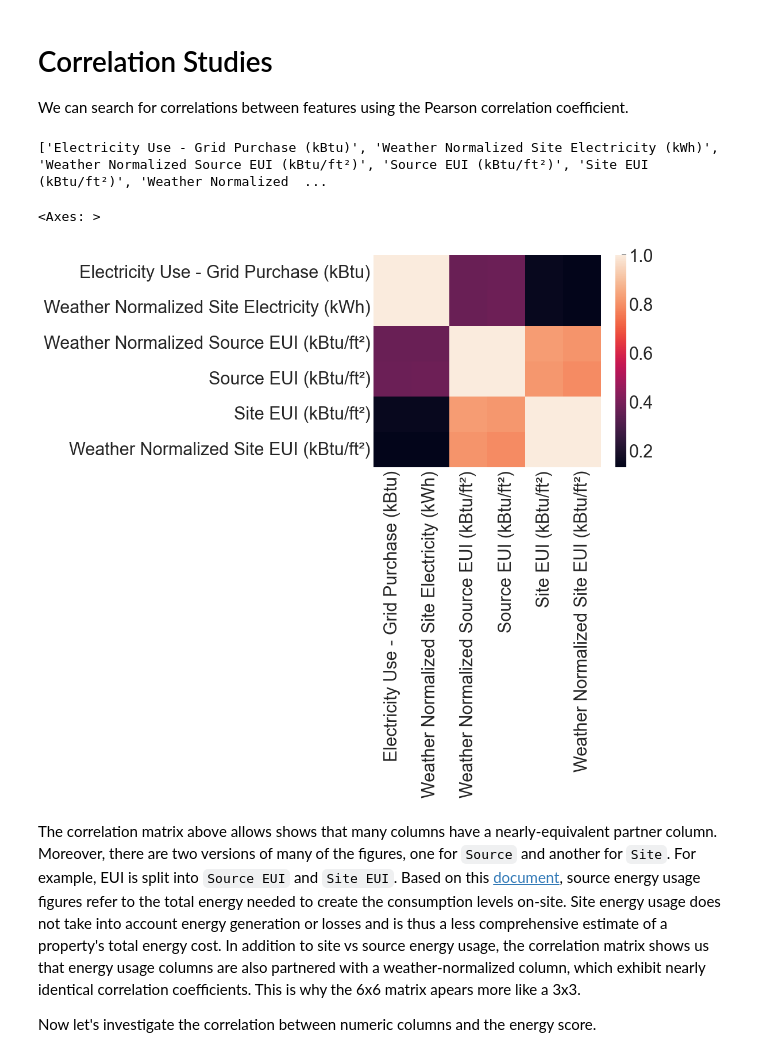
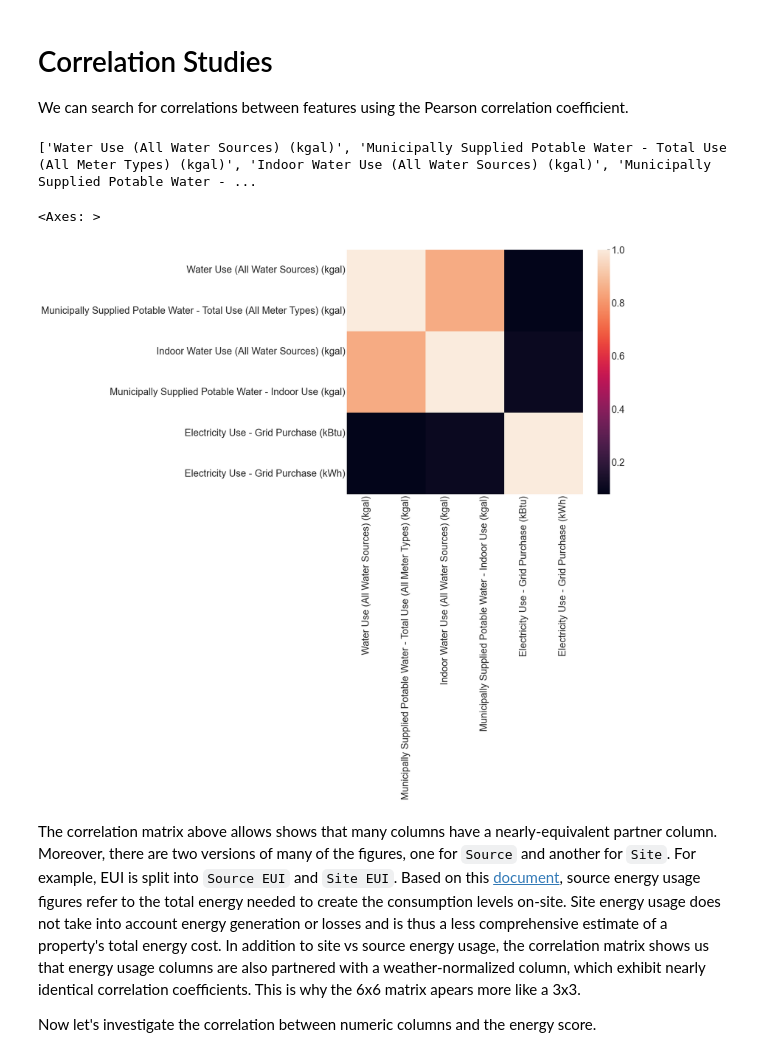
Before and after one commit to zkhechadoorian/NYC-LL84-Benchmarking, a Jupyter notebook: notebooks/0_eda.ipynb, the cells around one changed output. Cells and saved outputs as stored; diff of their text form; code cells hidden in the pictures.

Commit message:
Changed EDA to use most up-to-date data available.

```diff
--- a/notebooks/0_eda.ipynb
+++ b/notebooks/0_eda.ipynb
@@ -38,7 +38,8 @@ plt.rcParams['font.size'] = 12
 We'll load the raw csv file into a pandas dataframe for exploration. Based on the metadata, we know that the column 'Property Id' is unique for each row and so we set that as the index column. We'll start exploring some basic features about dataset by inspecting the first few rows, inspecting the shape of the dataset, and sifting through columns that are already set with a numerical data type.
 # %%
 # Read in raw data file
-data = pd.read_csv("../data/Energy_and_Water_Data_Disclosure_for_Local_Law_84_2017__Data_for_Calendar_Year_2016_.csv", index_col="Property Id")
+#data = pd.read_csv("../data/Energy_and_Water_Data_Disclosure_for_Local_Law_84_2017__Data_for_Calendar_Year_2016_.csv", index_col="Property Id")
+data = pd.read_csv("../data/NYC_Building_Energy_and_Water_Data_Disclosure_for_Local_Law_84__2022-Present__20250609.csv", index_col="Property ID")
 # %%
 # Print first few lines
 data.head()
@@ -510,30 +511,29 @@ We see that there are more offices built in 1970 relative to most other years (e
 
 We can search for correlations between features using the Pearson correlation coefficient.
 # %%
-numeric_data = data.select_dtypes(include=[np.number])
+numeric_data = data.select_dtypes(include=[np.number]).dropna()
 correlation_matrix = numeric_data.corr()
 correlation_series = correlation_matrix.where(
     np.triu(np.ones(correlation_matrix.shape), k=1).astype(bool)).stack()
-
 
 
 top_correlations = correlation_series.nlargest(3)
 top_features = correlation_series.abs().sort_values(ascending=False).head(3).index.tolist()
 
 columns_to_keep = []
 for each_pair in top_features:
     if each_pair[0] not in columns_to_keep:
         columns_to_keep.append(each_pair[0])
     if each_pair[1] not in columns_to_keep:
         columns_to_keep.append(each_pair[1])
 
 print((columns_to_keep))
 high_corr_data = data[columns_to_keep]
 sns.heatmap(high_corr_data.corr())
 # %% [output]
-['Electricity Use - Grid Purchase (kBtu)', 'Weather Normalized Site Electricity (kWh)', 'Weather Normalized Source EUI (kBtu/ft²)', 'Source EUI (kBtu/ft²)', 'Site EUI (kBtu/ft²)', 'Weather Normalized  ...
+['Water Use (All Water Sources) (kgal)', 'Municipally Supplied Potable Water - Total Use (All Meter Types) (kgal)', 'Indoor Water Use (All Water Sources) (kgal)', 'Municipally Supplied Potable Water - ...
 <Axes: >
-[figure, old version]
+[figure, new version]
 # %% [markdown]
 The correlation matrix above allows shows that many columns have a nearly-equivalent partner column. Moreover, there are two versions of many of the figures, one for `Source` and another for `Site`. For example, EUI is split into `Source EUI` and `Site EUI`. Based on this [document](https://www.nyc.gov/html/gbee/downloads/pdf/nyc_ll84_benchmarking_report_2012.pdf), source energy usage figures refer to the total energy needed to create the consumption levels on-site. Site energy usage does not take into account energy generation or losses and is thus a less comprehensive estimate of a property's total energy cost. In addition to site vs source energy usage, the correlation matrix shows us that energy usage columns are also partnered with a weather-normalized column, which exhibit nearly identical correlation coefficients. This is why the 6x6 matrix apears more like a 3x3.
 
```
Also changed, not shown: parts of 34 cells of this notebook.
